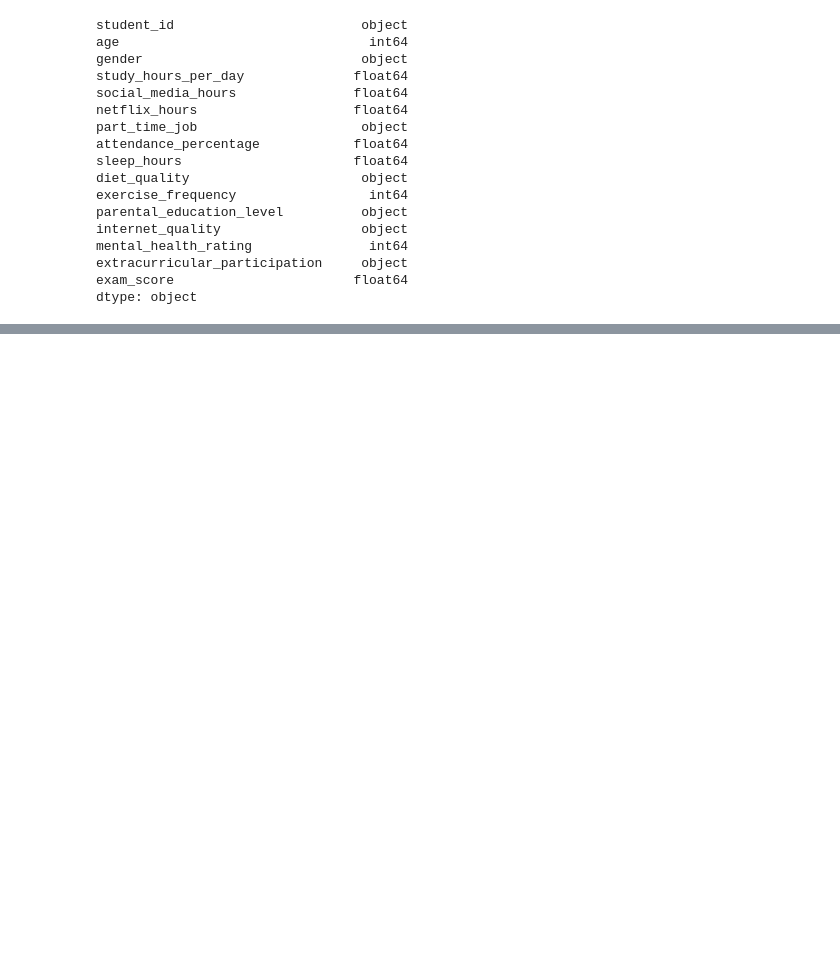
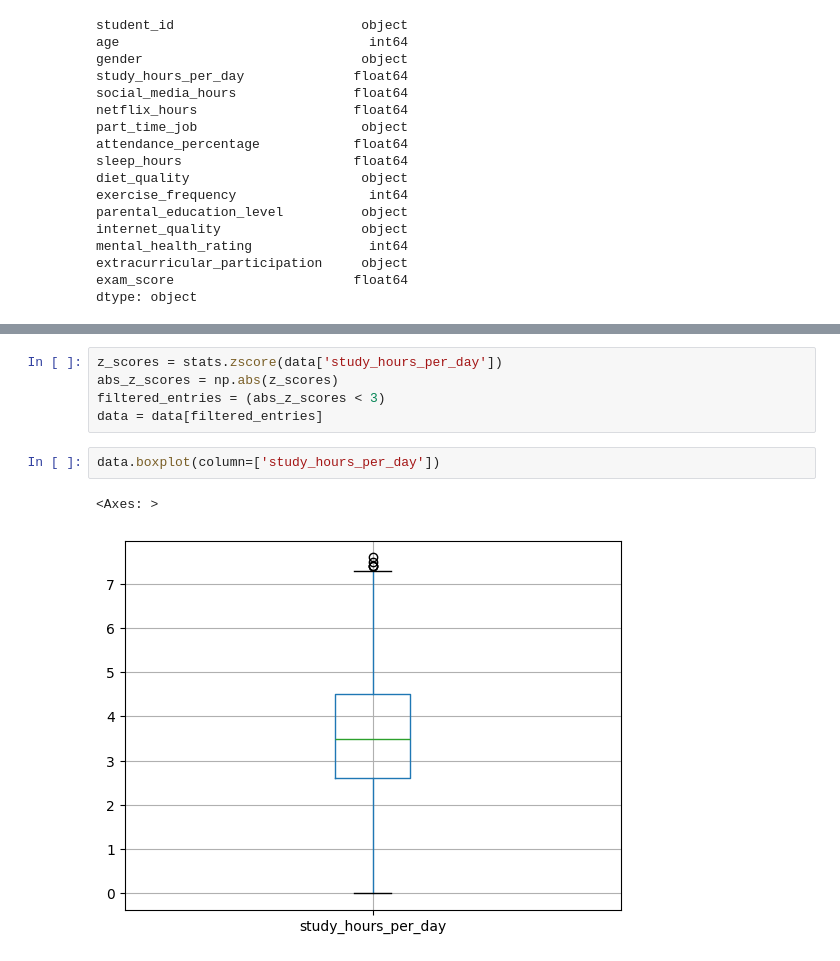
Before and after one commit to kenzylcarr/PortfolioProjects, a Jupyter notebook: Student_Habits_vs_Academic_Performance.ipynb, the cells around one changed output, grey strips where cells are left out. Saved outputs shown, nothing was run; the diff lists cells and outputs as text; blank space fills up the shorter version.

```diff
--- a/Student_Habits_vs_Academic_Performance.ipynb
+++ b/Student_Habits_vs_Academic_Performance.ipynb
@@ -135,0 +164,10 @@ dtype: object
+# %%
+z_scores = stats.zscore(data['study_hours_per_day'])
+abs_z_scores = np.abs(z_scores)
+filtered_entries = (abs_z_scores < 3)
+data = data[filtered_entries]
+# %%
+data.boxplot(column=['study_hours_per_day'])
+# %% [output]
+<Axes: >
+[figure, added]
```
Also changed, not shown: parts of 8 cells of this notebook.
